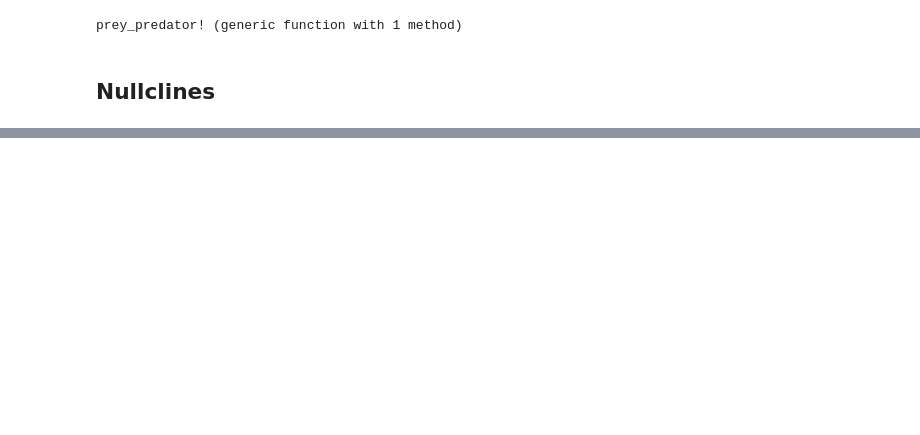
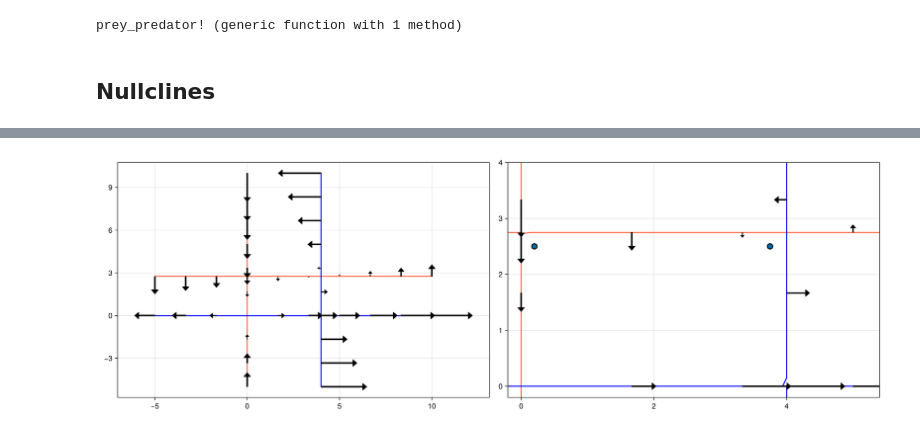
Before and after one commit to arunneru/exploringModelsInBiology, a Jupyter notebook: 2D_Oscillations.ipynb, the cells around one changed output, grey strips where cells are left out. Cells and saved outputs as stored; diff of their text form; code cells hidden in the pictures; blank space fills up the shorter version.

```diff
--- a/2D_Oscillations.ipynb
+++ b/2D_Oscillations.ipynb
@@ -130,5 +47,0 @@ fig
-# %%
-tspan = (0.0,300)
-u0=[1.0;0.1]
-params = [1, 0.4]
-prob = ODEProblem(prey_predator!, u0, tspan, params)
@@ -162,6 +47,0 @@ t: 39-element Vector{Float64}:
-# %%
-x = getindex.(sol.u, 1)
-y = getindex.(sol.u, 2)
-lines(sol.t, sol[1,:], color=:tomato)
-lines!(sol.t, sol[2,:], color=:teal)
-current_figure()
@@ -174,0 +119,26 @@ sol.u
+# %%
+params = [1.1, 0.4, 0.4, 0.1]
+fig = Figure(size=(1500,500))
+ga = fig[1,1] = GridLayout()
+gb = fig[1,2] = GridLayout()
+ax1 = Axis(ga[1,1])
+ax2 = Axis(gb[1,1])
+
+# draw_nullcline!(ax, prey_predator!, 1, params, :tomato, 2)
+# draw_nullcline!(ax, prey_predator!, 2, params, :blue, 2)
+draw_arrows_on_nullcline!(ax1, prey_predator!, 1, params, :tomato, 2, 0.5)
+draw_arrows_on_nullcline!(ax1, prey_predator!, 2, params, :blue, 2, 0.2)
+
+
+draw_arrows_on_nullcline!(ax2, prey_predator!, 1, params, :tomato, 2, 0.5)
+draw_arrows_on_nullcline!(ax2, prey_predator!, 2, params, :blue, 2, 0.2)
+
+init1 = [0.2, 2.5]
+init2 = [3.75, 2.5]
+
+scatter!(ax2, [init1[1],init2[1]],[init1[2], init2[2]], markersize=14, strokewidth=2)
+xlims!(ax2, -0.2,5.4)
+ylims!(ax2, -0.2,4)
+fig
+# %% [output]
+[figure, added]
```
Also changed, not shown: parts of 34 cells of this notebook.
